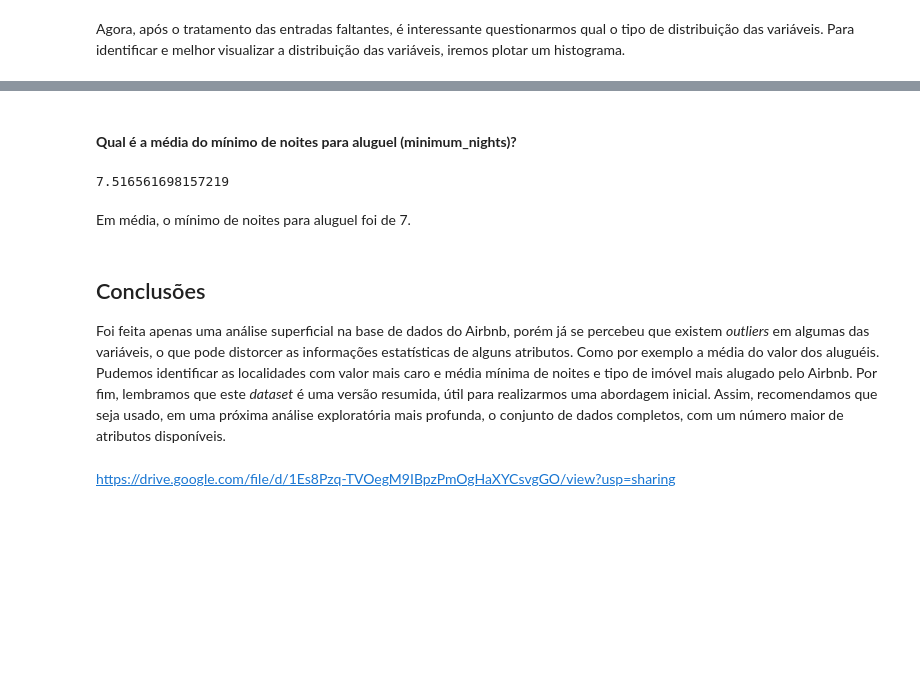
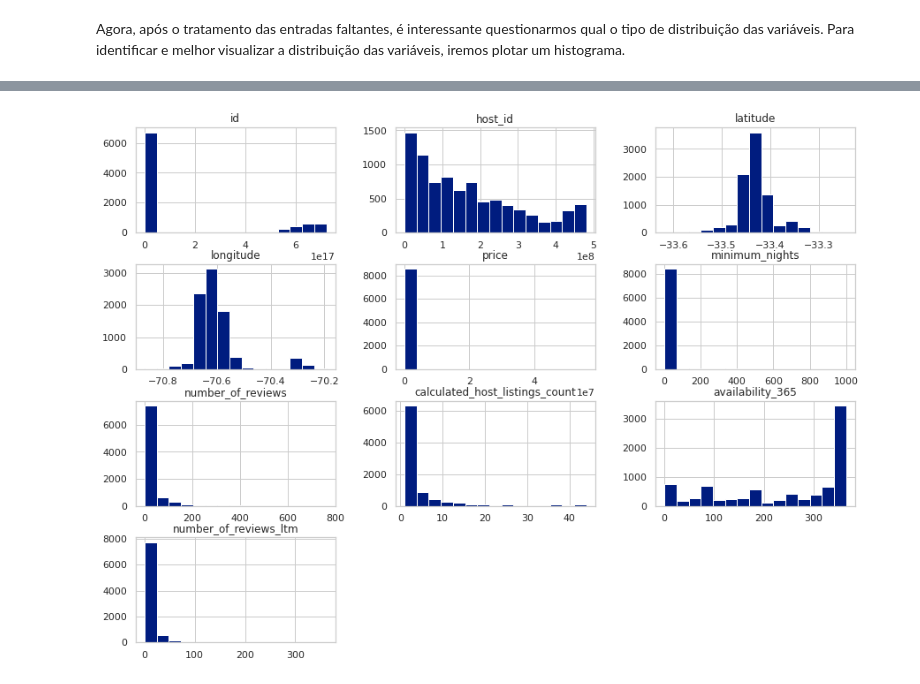
Before and after one commit to michaeljmcardoso/Projeto_Analisando-os-Dados-do-Airbnb_Santiago_Chile, a Jupyter notebook: Analisando_os_Dados_do_Airbnb_Santiago_Chile.ipynb, the cells around one changed output, grey strips where cells are left out. Drawn from its saved outputs; the diff is of its cells as text; code cells hidden in the pictures; blank space fills up the shorter version.

```diff
--- a/Analisando_os_Dados_do_Airbnb_Santiago_Chile.ipynb
+++ b/Analisando_os_Dados_do_Airbnb_Santiago_Chile.ipynb
@@ -49,9 +46,18 @@ Este dataset poderá sofrer atualização. No momento, a ultima compilação foi
 # importar os pacotes necessarios
 import pandas as pd
 import matplotlib.pyplot as plt
+import matplotlib as mpl
 import seaborn as sns
+import plotly.express as px
 
 %matplotlib inline
+#%config InlineBackend.figure_format = 'svg'
+mpl.style.use('ggplot')
+plt.style.use('fivethirtyeight')
+sns.set(context='notebook', palette='dark', style='whitegrid')
+pallete_color = ['#A3D9FF', '#7E6B8F', '#984447', '#468C98']
+pallete_10 = ["#468C98","#9d8df1","#b8cdf8","#95f2d9","#1cfeba","#dcedb9","#d2e59e",
+              "#cbd081","#e7ad99","#ce796b"]
 # %%
 # importar o arquivo listings.csv para um DataFrame
 df = pd.read_csv("http://data.insideairbnb.com/chile/rm/santiago/2022-09-22/visualisations/listings.csv")
@@ -201,3 +209,6 @@ Nas colunas `name` e `host_name`(nome e sobrenome) foram encontradas poucas entr
+# %%
+# Excluindo colunas com dados ausentes
+df_clean.drop(columns=['neighbourhood_group', 'license', 'reviews_per_month', 'last_review'], inplace=True)
 # %%
 # Excluindo linhas com entradas faltantes
-df.dropna(axis=0, inplace=True)
+df_clean.dropna(axis=0, inplace=True)
@@ -320,8 +235,0 @@ Já que identificamos *outliers* nas variáveis `price` e `minimum_nights`, vamo
-# %%
-# remover os *outliers* em um novo DataFrame
-df_clean = df.copy()
-df_clean.drop(df_clean[df_clean.price > 28000].index, axis=0, inplace=True)
-df_clean.drop(df_clean[df_clean.minimum_nights > 30].index, axis=0, inplace=True)
-
-# plotar o histograma para as variáveis numéricas
-df_clean.hist(bins=15, figsize=(15,10));
@@ -405,17 +236,5 @@ df_clean.plot(kind="scatter", x='longitude', y='latitude', alpha=0.4, c=df_clean
-# %% [markdown]
-#### **Qual é a média do mínimo de noites para aluguel (minimum_nights)?**
-# %%
-# ver a média da coluna `minimum_nights`
-df.minimum_nights.mean()
-# %% [output]
-7.516561698157219
-# %% [markdown]
-Em média, o mínimo de noites para aluguel foi de 7.
-# %% [markdown]
-## Conclusões
-
-Foi feita apenas uma análise superficial na base de dados do Airbnb, porém já se percebeu que existem *outliers* em algumas das variáveis, o que pode distorcer as informações estatísticas de alguns atributos. Como por exemplo a média do valor dos aluguéis.
-Pudemos identificar as localidades com valor mais caro e média mínima de noites e tipo de imóvel mais alugado pelo Airbnb.
-Por fim, lembramos que este *dataset* é uma versão resumida, útil para realizarmos uma abordagem inicial. Assim, recomendamos que seja usado, em uma próxima análise exploratória mais profunda, o conjunto de dados completos, com um número maior de atributos disponíveis.
-# %% [markdown]
-https://drive.google.com/file/d/1Es8Pzq-TVOegM9IBpzPmOgHaXYCsvgGO/view?usp=sharing
+# %%
+# plotar o histograma das variáveis numéricas
+df_clean.hist(bins=15 , figsize=(13, 10));
+# %% [output]
+[figure, added]
```
Also changed, not shown: parts of 83 cells of this notebook.
